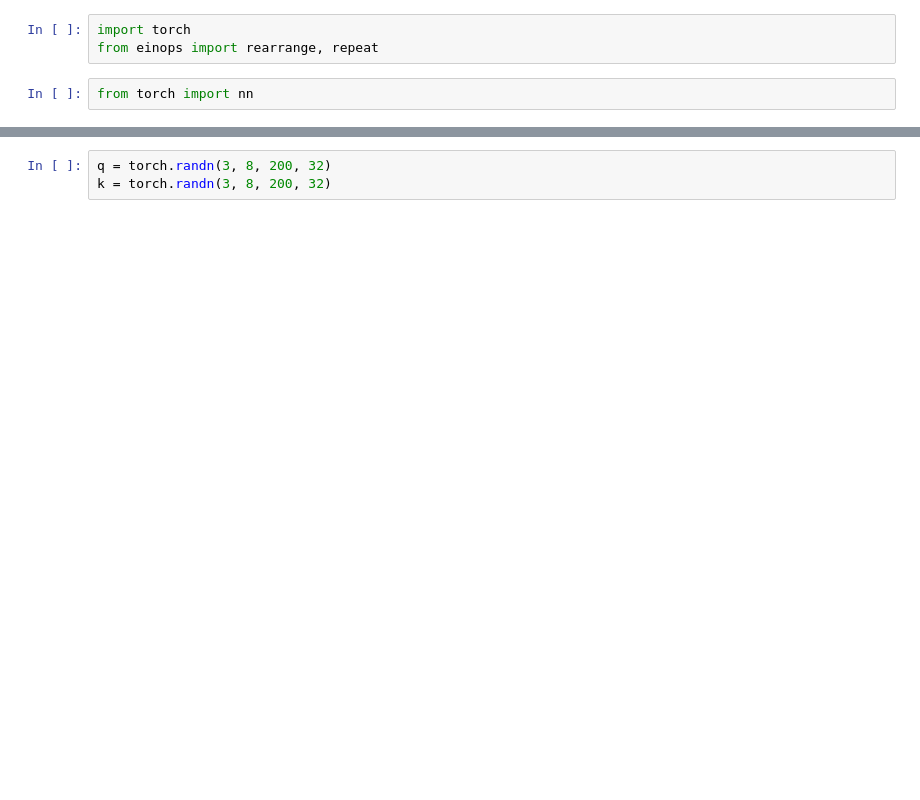
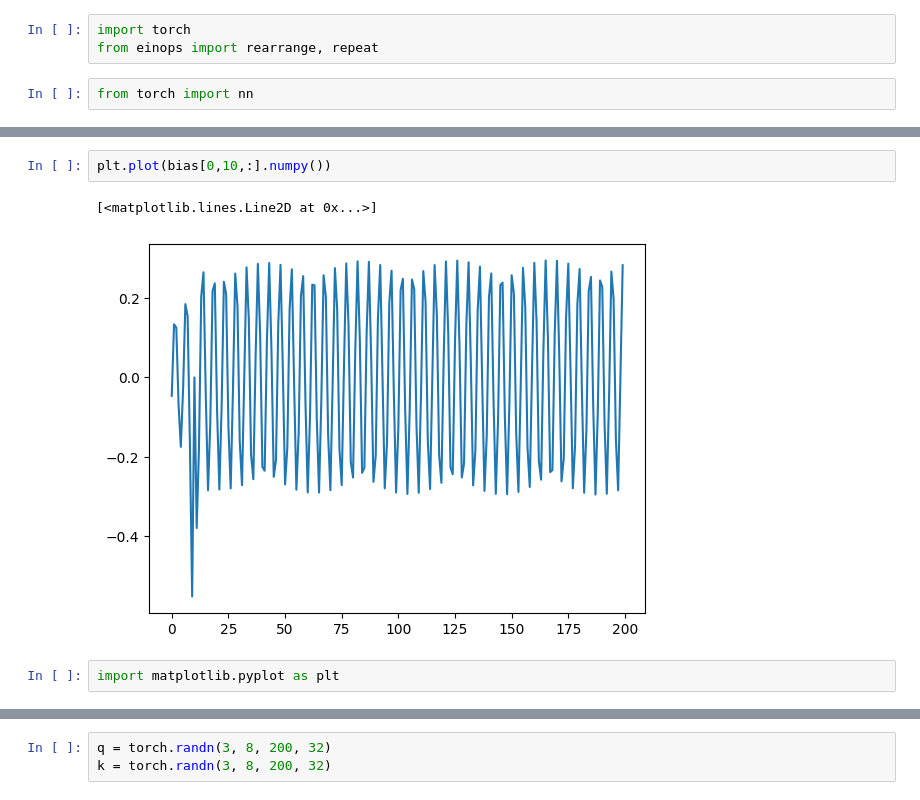
Before and after one commit to robflynnyh/asr_training_scripts, a Jupyter notebook: Untitled-1.ipynb, the cells around one changed output, grey strips where cells are left out. Saved outputs shown, nothing was run; the diff lists cells and outputs as text; blank space fills up the shorter version.

```diff
--- a/Untitled-1.ipynb
+++ b/Untitled-1.ipynb
@@ -86,0 +161,7 @@ torch.Size([3, 8, 200, 32]) torch.Size([3, 8, 20, 20])
+# %%
+plt.plot(bias[0,10,:].numpy())
+# %% [output]
+[<matplotlib.lines.Line2D at 0x...>]
+[figure, added]
+# %%
+import matplotlib.pyplot as plt
```
Also changed, not shown: parts of 39 cells of this notebook, 9 other files.
